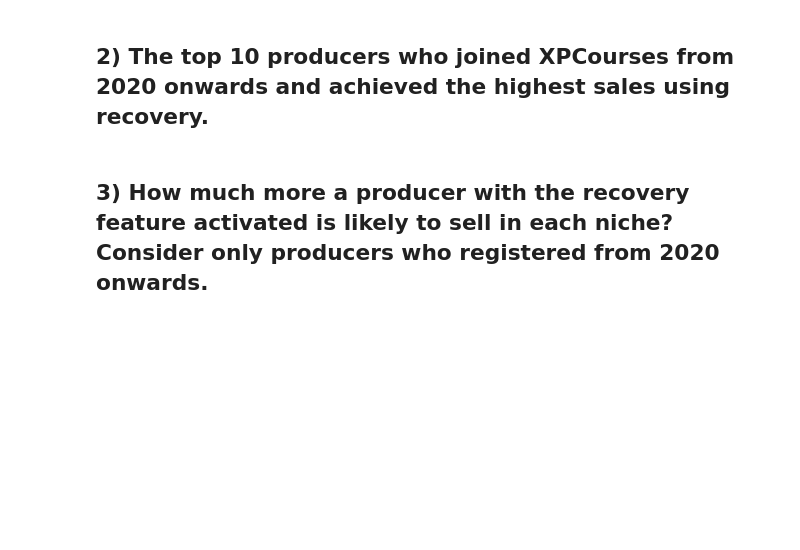
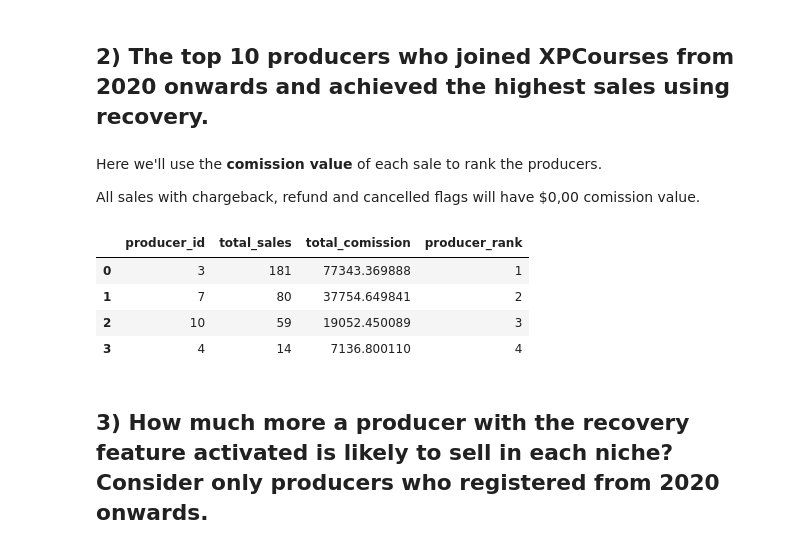
Before and after one commit to hturqueti/xpcourses-data-analysis, a Jupyter notebook: notebooks/01-technical-case.ipynb, the cells around one changed output. Cells and saved outputs as stored; diff of their text form; code cells hidden in the pictures; blank space fills up the shorter version.

```diff
--- a/notebooks/01-technical-case.ipynb
+++ b/notebooks/01-technical-case.ipynb
@@ -148,5 +148,58 @@ top_10_products.head(30)
 | 25 | Viagens | 358559810 | 3 | 2 |
 # %% [markdown]
 ## 2) The top 10 producers who joined XPCourses from 2020 onwards and achieved the highest sales using recovery.
+# %% [markdown]
+Here we'll use the **comission value** of each sale to rank the producers.
+
+All sales with chargeback, refund and cancelled flags will have $0,00 comission value.
+# %%
+query = """
+WITH producers_sales AS (
+    SELECT
+        pr.producer_id,
+        COUNT(DISTINCT s.purchase_id) AS total_sales,
+        SUM(s.comission_value::FLOAT) AS total_comission
+    FROM
+        producer AS pr
+    INNER JOIN
+        product AS p ON pr.producer_id = p.producer_id
+    INNER JOIN
+        sales AS s ON p.product_id = s.product_id
+    WHERE
+        YEAR(pr.registry_date::DATE) >= 2020
+    GROUP BY
+        pr.producer_id
+),
+
+producers_ranking AS (
+    SELECT
+        ps.*,
+        RANK() OVER (ORDER BY ps.total_comission DESC) AS producer_rank
+    FROM
+        producers_sales AS ps
+)
+
+SELECT
+    pr_r.producer_id,
+    pr_r.total_sales,
+    pr_r.total_comission,
+    pr_r.producer_rank
+FROM
+    producers_ranking AS pr_r
+WHERE
+    pr_r.producer_rank <= 10
+ORDER BY
+    pr_r.producer_rank
+"""
+
+top_10_producers = db.query(query).to_df()
+
+top_10_producers
+# %% [output]
+|  | producer_id | total_sales | total_comission | producer_rank |
+| 0 | 3 | 181 | 77343.369888 | 1 |
+| 1 | 7 | 80 | 37754.649841 | 2 |
+| 2 | 10 | 59 | 19052.450089 | 3 |
+| 3 | 4 | 14 | 7136.800110 | 4 |
 # %% [markdown]
 ## 3) How much more a producer with the recovery feature activated is likely to sell in each niche? Consider only producers who registered from 2020 onwards.
```
Also changed, not shown: parts of 5 cells of this notebook.
